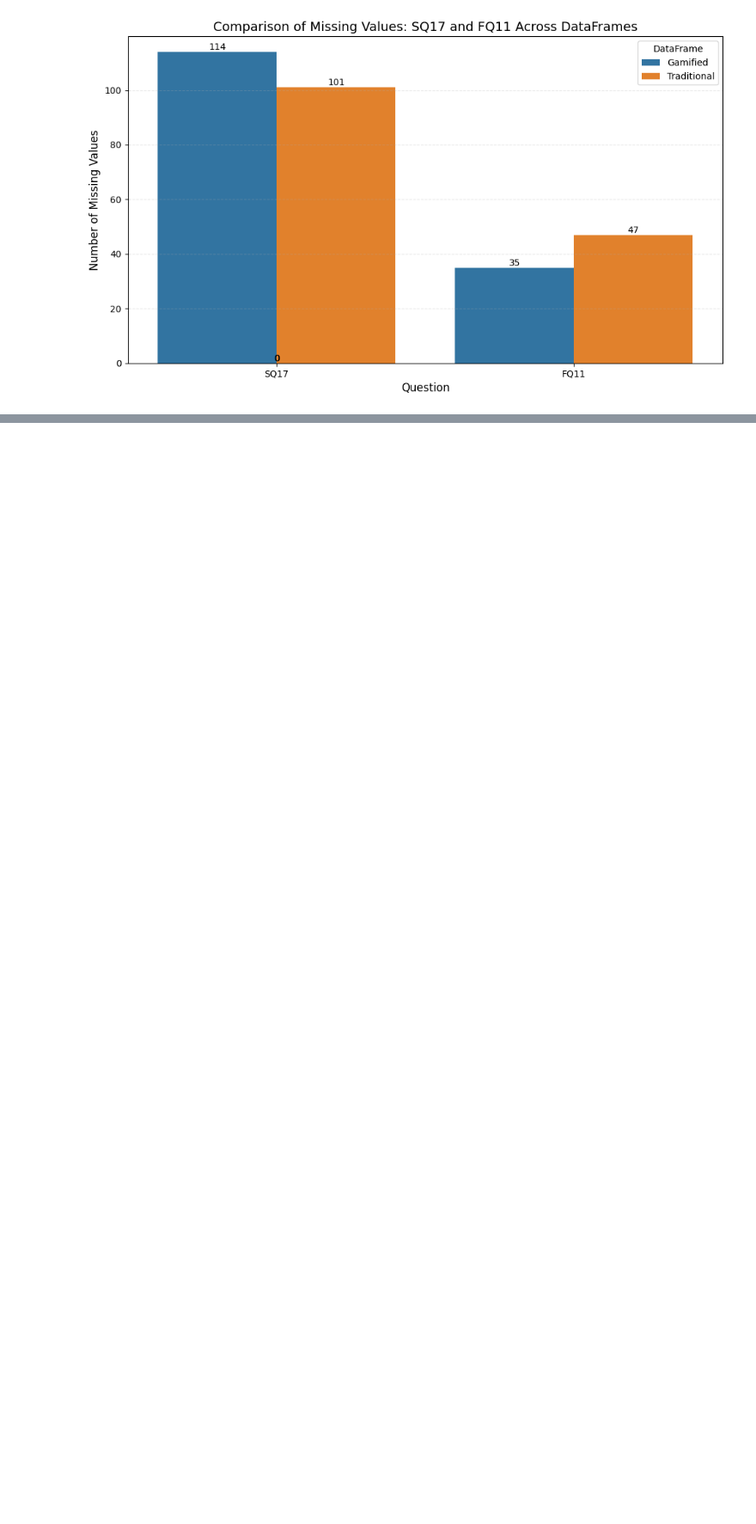
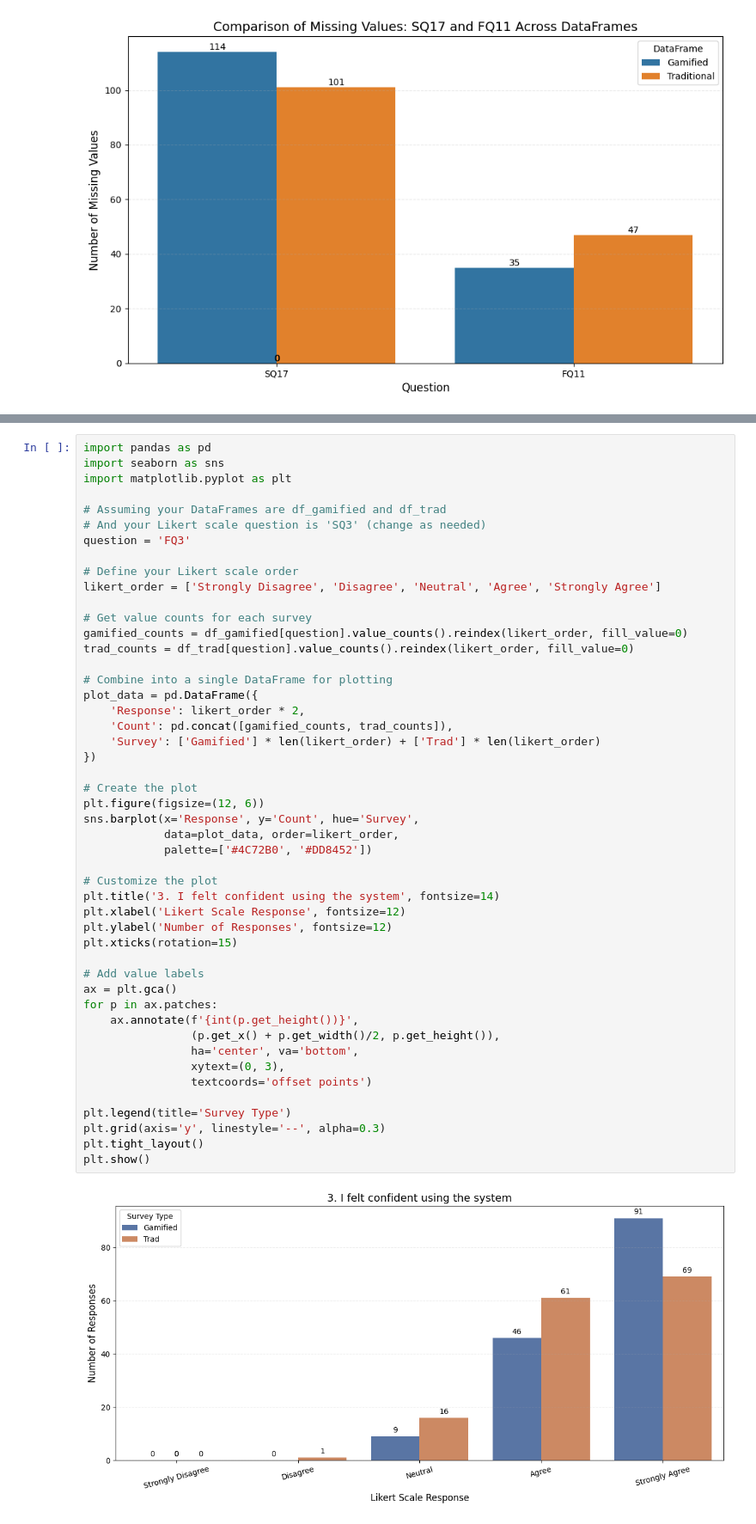
Before and after one commit to Jowayria-27/Fashion_Survey, a Jupyter notebook: K-Means Surveys.ipynb, the cells around one changed output, grey strips where cells are left out. Shown at 86% size. Drawn from its saved outputs; the diff is of its cells as text; blank space fills up the shorter version.

```diff
--- a/K-Means Surveys.ipynb
+++ b/K-Means Surveys.ipynb
@@ -481,0 +569,50 @@ plt.show()
+# %%
+import pandas as pd
+import seaborn as sns
+import matplotlib.pyplot as plt
+
+# Assuming your DataFrames are df_gamified and df_trad
+# And your Likert scale question is 'SQ3' (change as needed)
+question = 'FQ3'
+
+# Define your Likert scale order
+likert_order = ['Strongly Disagree', 'Disagree', 'Neutral', 'Agree', 'Strongly Agree']
+
+# Get value counts for each survey
+gamified_counts = df_gamified[question].value_counts().reindex(likert_order, fill_value=0)
+trad_counts = df_trad[question].value_counts().reindex(likert_order, fill_value=0)
+
+# Combine into a single DataFrame for plotting
+plot_data = pd.DataFrame({
+    'Response': likert_order * 2,
+    'Count': pd.concat([gamified_counts, trad_counts]),
+    'Survey': ['Gamified'] * len(likert_order) + ['Trad'] * len(likert_order)
+})
+
+# Create the plot
+plt.figure(figsize=(12, 6))
+sns.barplot(x='Response', y='Count', hue='Survey',
+            data=plot_data, order=likert_order,
+            palette=['#4C72B0', '#DD8452'])
+
+# Customize the plot
+plt.title('3. I felt confident using the system', fontsize=14)
+plt.xlabel('Likert Scale Response', fontsize=12)
+plt.ylabel('Number of Responses', fontsize=12)
+plt.xticks(rotation=15)
+
+# Add value labels
+ax = plt.gca()
+for p in ax.patches:
+    ax.annotate(f'{int(p.get_height())}',
+                (p.get_x() + p.get_width()/2, p.get_height()),
+                ha='center', va='bottom',
+                xytext=(0, 3),
+                textcoords='offset points')
+
+plt.legend(title='Survey Type')
+plt.grid(axis='y', linestyle='--', alpha=0.3)
+plt.tight_layout()
+plt.show()
+# %% [output]
+[figure, added]
```
Also changed, not shown: parts of 18 cells of this notebook.
